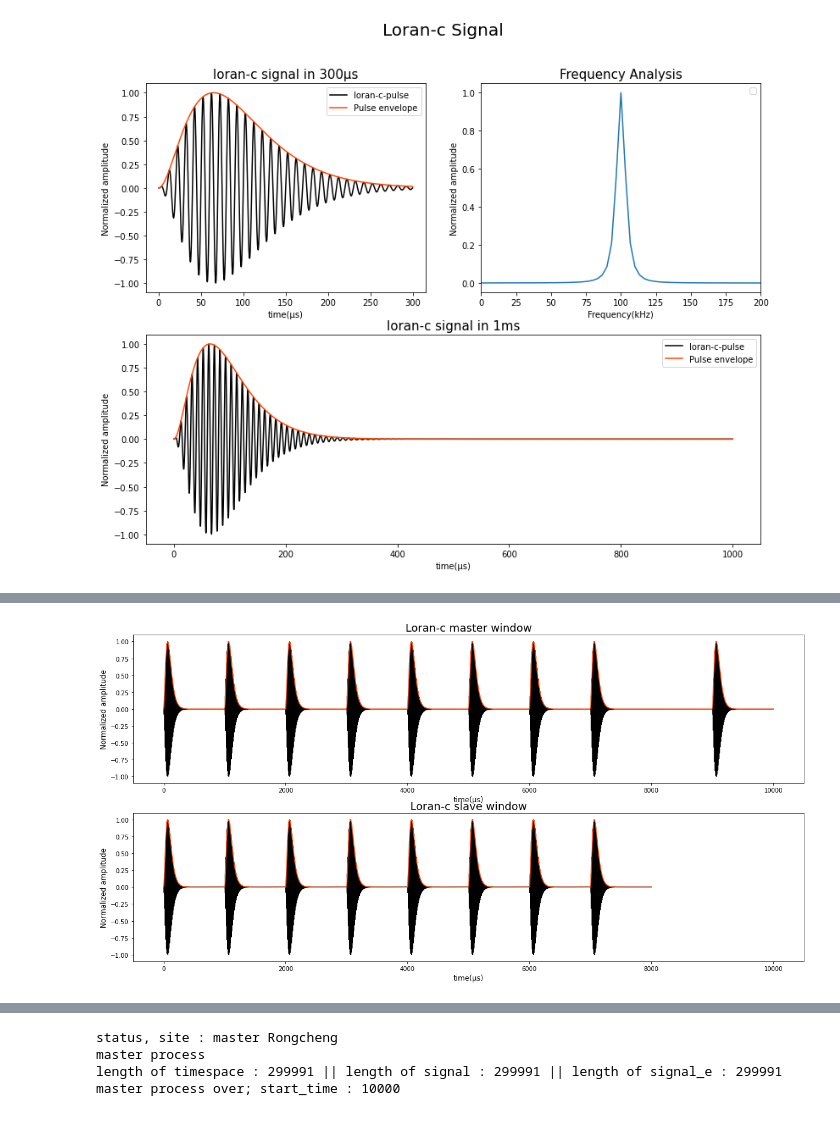
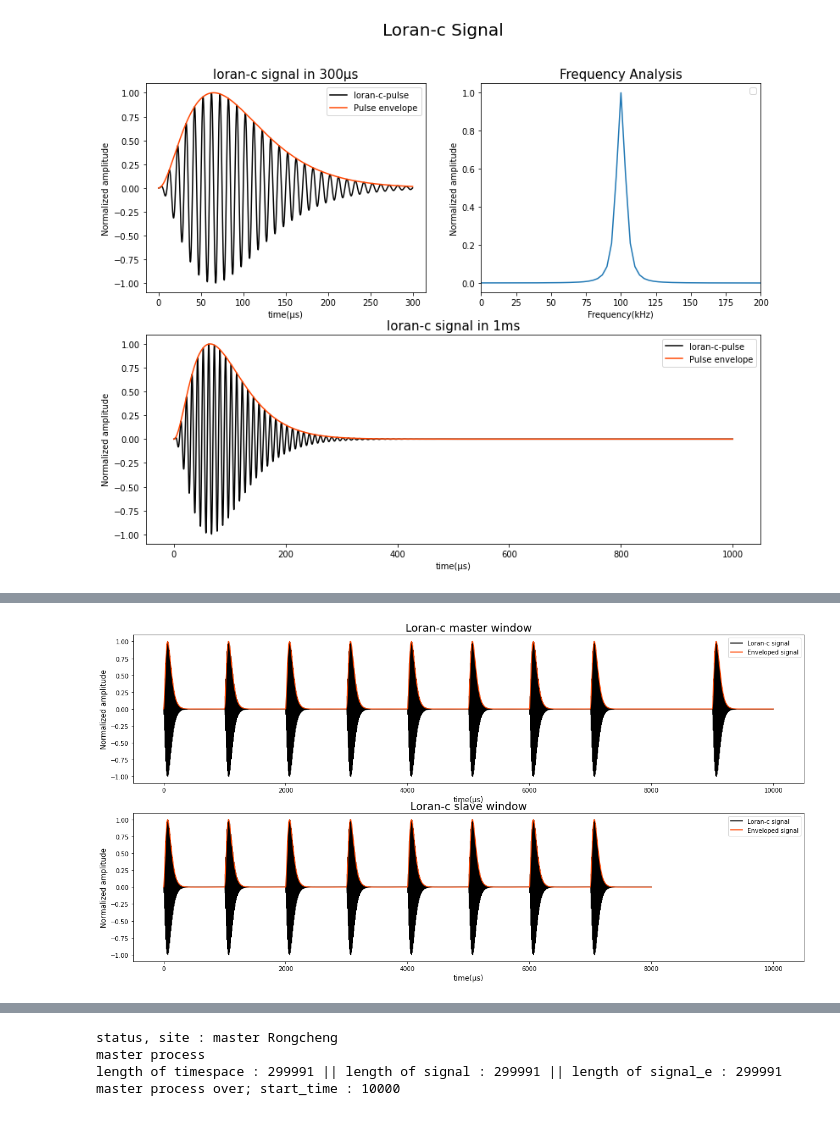
Before and after one commit to CheolJ/TIL, a Jupyter notebook: Signal Processing/code/jupyter/reference_signal.ipynb, the cells around one changed output, grey strips where cells are left out. Cells and saved outputs as stored; diff of their text form; code cells hidden in the pictures.

Commit message:
reference_signal 코드정리

```diff
--- a/Signal Processing/code/jupyter/reference_signal.ipynb
+++ b/Signal Processing/code/jupyter/reference_signal.ipynb
@@ -162,19 +165,26 @@ timespace_s, slave_window, slave_window_e = gen_slave_window()
 # %%
+# Generate master and slave window
+timespace_m, master_window, master_window_e = gen_master_window()
+timespace_s, slave_window, slave_window_e = gen_slave_window()
+
+# Visualization
 fig, axes = plt.subplots(2, 1, figsize=(20, 10))
-axes[0].plot(timespace_m, master_window, 'k')
-axes[0].plot(timespace_m, master_window_e, 'orangered')
+axes[0].plot(timespace_m, master_window, 'k', label='Loran-c signal')
+axes[0].plot(timespace_m, master_window_e, 'orangered', label='Enveloped signal')
 axes[0].set_xlim(-500, 10500)
 axes[0].set_title("Loran-c master window", fontsize=18)
 axes[0].set_xlabel("time(μs)", fontsize=12)
 axes[0].set_ylabel("Normalized amplitude", fontsize=12)
+axes[0].legend(loc='upper right')
 
-axes[1].plot(timespace_s, slave_window, 'k')
-axes[1].plot(timespace_s, slave_window_e, 'orangered')
+axes[1].plot(timespace_s, slave_window, 'k', label='Loran-c signal')
+axes[1].plot(timespace_s, slave_window_e, 'orangered', label='Enveloped signal')
 axes[1].set_xlim(-500, 10500)
 axes[1].set_title("Loran-c slave window", fontsize=18)
 axes[1].set_xlabel("time(μs)", fontsize=12)
 axes[1].set_ylabel("Normalized amplitude", fontsize=12)
+axes[1].legend(loc='upper right')
 
 plt.show()
 # %% [output]
-[figure, old version]
+[figure, new version]
```
Also changed, not shown: parts of 16 cells of this notebook.
